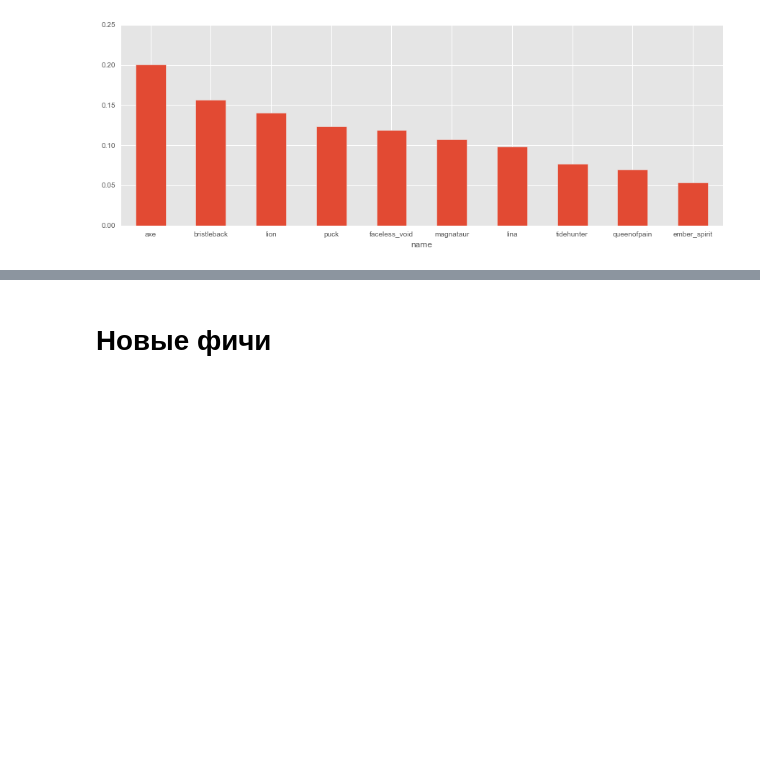
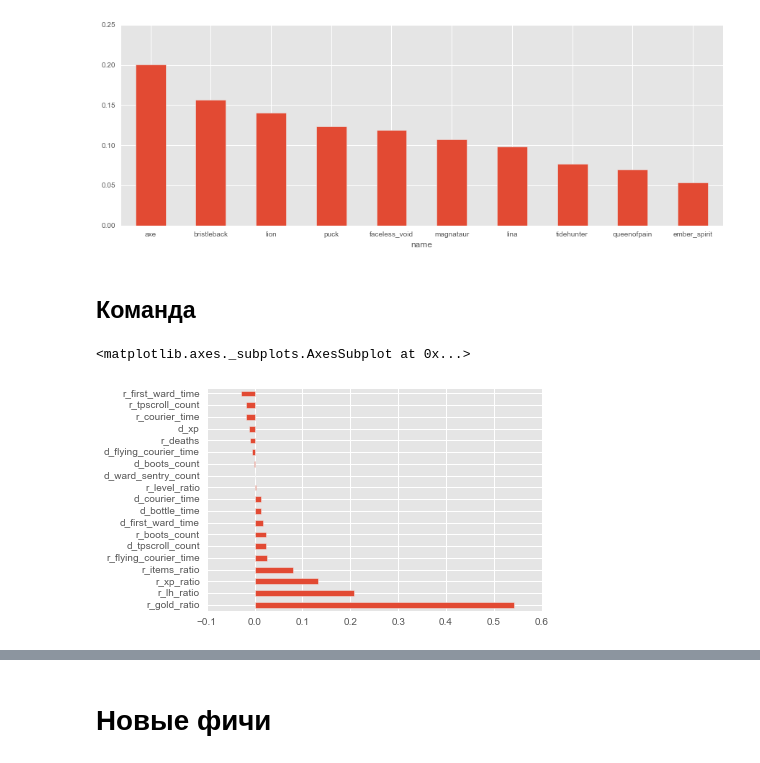
Before and after one commit to blagoffvyacheslav/kaggle, a Jupyter notebook: 2016-02-dota-2-win-probability-prediction/report.ipynb, the cells around one changed output, grey strips where cells are left out. Saved outputs shown, nothing was run; the diff lists cells and outputs as text; code cells hidden in the pictures; blank space fills up the shorter version.

```diff
--- a/2016-02-dota-2-win-probability-prediction/report.ipynb
+++ b/2016-02-dota-2-win-probability-prediction/report.ipynb
@@ -26,3 +49,10 @@ hero_weights.tail(10).abs()[::-1].plot.bar(rot=0, figsize=(15, 5))
 # %% [output]
 <matplotlib.axes._subplots.AxesSubplot at 0x...>
 [figure]
+# %% [markdown]
+## Команда
+# %%
+model_lr_explore_l1(data.get('train', 'teams'), y).plot.barh()
+# %% [output]
+<matplotlib.axes._subplots.AxesSubplot at 0x...>
+[figure, added]
```
Also changed, not shown: parts of 8 cells of this notebook, 1 other file.
